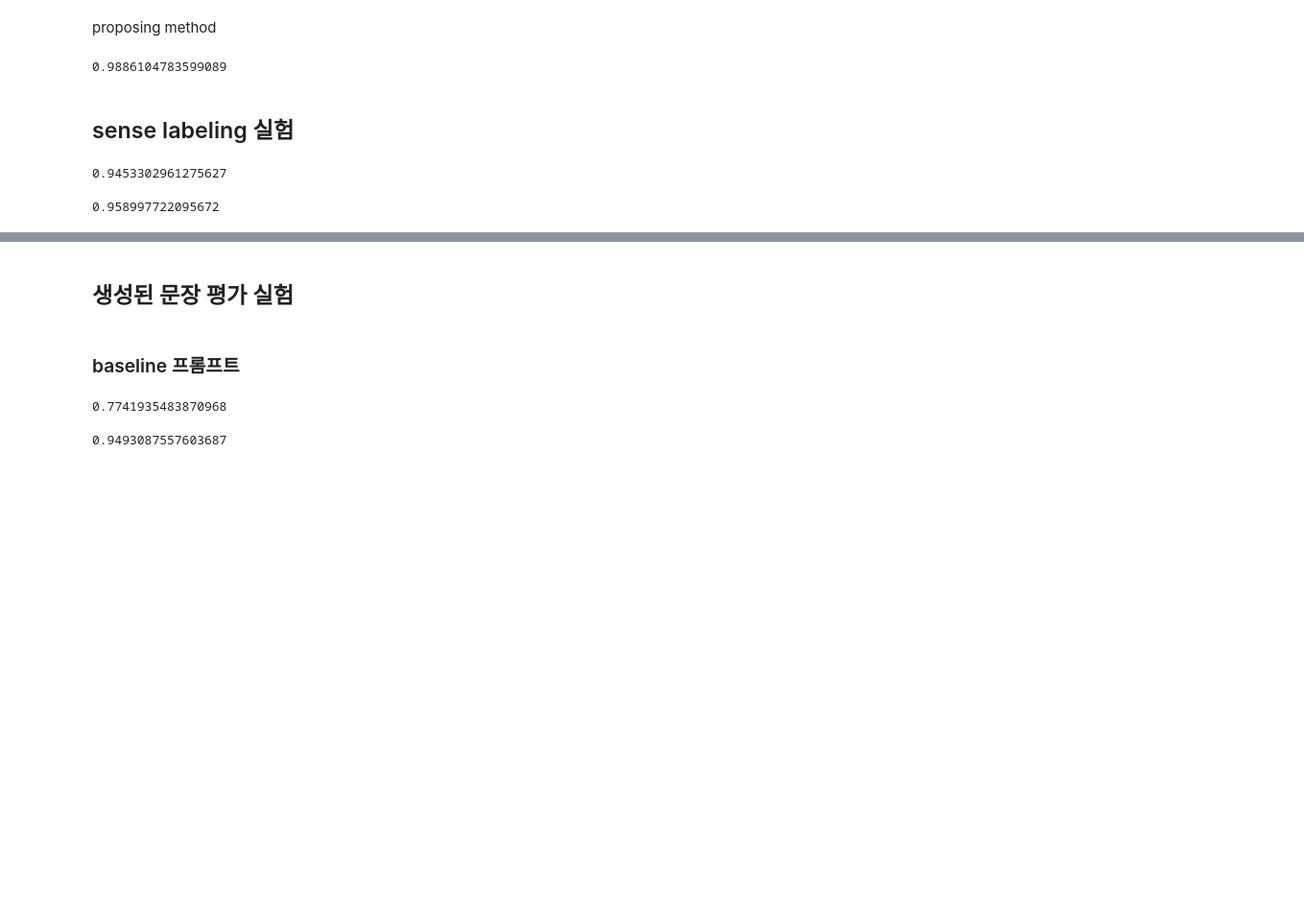
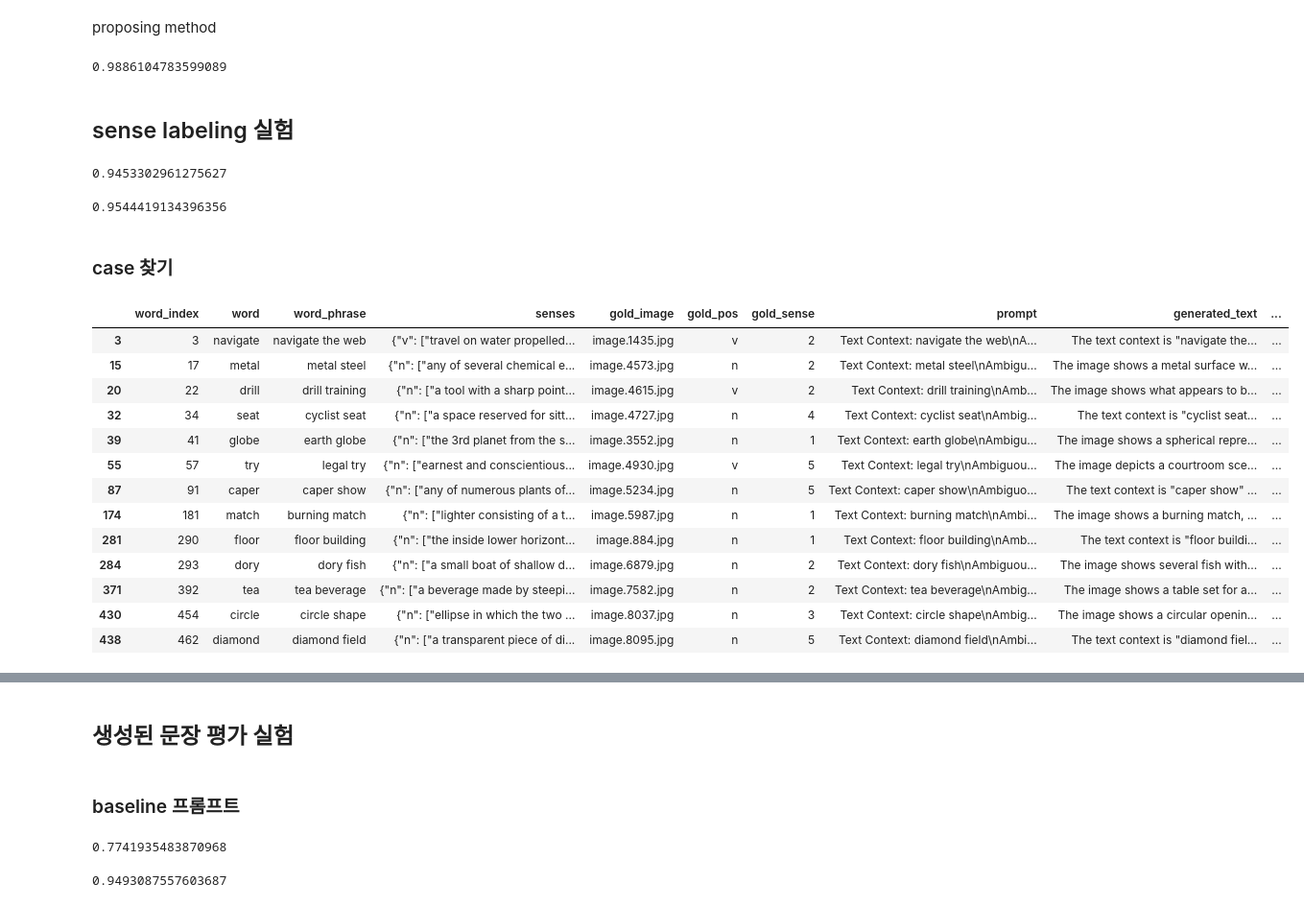
Before and after one commit to BlessingDev/Word-Sense-Disambiguation-with-Visual-Context, a Jupyter notebook: documents/evaluation.ipynb, the cells around one changed output, grey strips where cells are left out. Shown at 96% size. Cells and saved outputs as stored; diff of their text form; code cells hidden in the pictures; blank space fills up the shorter version.

```diff
--- a/documents/evaluation.ipynb
+++ b/documents/evaluation.ipynb
@@ -1977,7 +1977,7 @@ print(acc)
 0.9453302961275627
 # %%
 import pandas as pd
-result_df = pd.read_csv("/workspace/data/test_set_process/inference/wsd_set_entire_sense_search_labeled_gemma-3-27b-it.csv")
+result_df = pd.read_csv("/workspace/data/test_set_process/inference/wsd_set_entire_sense_search_labeled_fixed_gemma-3-27b-it.csv")
 
 
 for index, row in result_df.iterrows():
@@ -1991,4 +1991,57 @@ for index, row in result_df.iterrows():
 acc = (result_df["predicted_label"] == result_df["gold_sense"]).sum() / len(result_df)
 print(acc)
 # %% [output]
-0.958997722095672
+0.9544419134396356
+# %% [markdown]
+### case 찾기
+# %%
+result_df = pd.read_csv("/workspace/data/test_set_process/inference/wsd_set_entire_sense_search_labeled_fixed_gemma-3-27b-it.csv")
+
+
+for index, row in result_df.iterrows():
+    pred_label = row["generated_text"].split("A:")[-1].strip().lower()
+    try:
+        mapped_label = int(pred_label)
+        result_df.at[index, "predicted_label"] = mapped_label
+    except ValueError:
+        result_df.at[index, "predicted_label"] = -1
+
+sense_search_df = result_df
+
+result_df = pd.read_csv("/workspace/data/test_set_process/inference/wsd_set_entire_sense_baseline_gemma-3-27b-it.csv")
+
+
+for index, row in result_df.iterrows():
+    pred_label = row["generated_text"].split("A:")[-1].strip().lower()
+    try:
+        mapped_label = int(pred_label)
+        result_df.at[index, "predicted_label"] = mapped_label
+    except ValueError:
+        result_df.at[index, "predicted_label"] = -1
+
+sense_df = result_df
+
+# sense에서 틀렸지만, search에서 맞춘 sample
+sense_incorrect = sense_df[sense_df["predicted_label"] != sense_df["gold_sense"]]
+sense_incorrect_ids = set(sense_incorrect["word_index"])
+search_correct = sense_search_df[sense_search_df["predicted_label"] == sense_search_df["gold_sense"]]
+search_correct_ids = set(search_correct["word_index"])
+focus_ids = sense_incorrect_ids.intersection(search_correct_ids)
+focus_samples = sense_df[sense_df["word_index"].isin(focus_ids)]
+
+focus_samples
+# %% [output]
+|  | word_index | word | word_phrase | senses | gold_image | gold_pos | gold_sense | prompt | generated_text | ... |
+| 3 | 3 | navigate | navigate the web | {"v": ["travel on water propelled... | image.1435.jpg | v | 2 | Text Context: navigate the web\nA... | The text context is "navigate the... | ... |
+| 15 | 17 | metal | metal steel | {"n": ["any of several chemical e... | image.4573.jpg | n | 2 | Text Context: metal steel\nAmbigu... | The image shows a metal surface w... | ... |
+| 20 | 22 | drill | drill training | {"n": ["a tool with a sharp point... | image.4615.jpg | v | 2 | Text Context: drill training\nAmb... | The image shows what appears to b... | ... |
+| 32 | 34 | seat | cyclist seat | {"n": ["a space reserved for sitt... | image.4727.jpg | n | 4 | Text Context: cyclist seat\nAmbig... | The text context is "cyclist seat... | ... |
+| 39 | 41 | globe | earth globe | {"n": ["the 3rd planet from the s... | image.3552.jpg | n | 1 | Text Context: earth globe\nAmbigu... | The image shows a spherical repre... | ... |
+| 55 | 57 | try | legal try | {"n": ["earnest and conscientious... | image.4930.jpg | v | 5 | Text Context: legal try\nAmbiguou... | The image depicts a courtroom sce... | ... |
+| 87 | 91 | caper | caper show | {"n": ["any of numerous plants of... | image.5234.jpg | n | 5 | Text Context: caper show\nAmbiguo... | The text context is "caper show" ... | ... |
+| 174 | 181 | match | burning match | {"n": ["lighter consisting of a t... | image.5987.jpg | n | 1 | Text Context: burning match\nAmbi... | The image shows a burning match, ... | ... |
+| 281 | 290 | floor | floor building | {"n": ["the inside lower horizont... | image.884.jpg | n | 1 | Text Context: floor building\nAmb... | The text context is "floor buildi... | ... |
+| 284 | 293 | dory | dory fish | {"n": ["a small boat of shallow d... | image.6879.jpg | n | 2 | Text Context: dory fish\nAmbiguou... | The image shows several fish with... | ... |
+| 371 | 392 | tea | tea beverage | {"n": ["a beverage made by steepi... | image.7582.jpg | n | 2 | Text Context: tea beverage\nAmbig... | The image shows a table set for a... | ... |
+| 430 | 454 | circle | circle shape | {"n": ["ellipse in which the two ... | image.8037.jpg | n | 3 | Text Context: circle shape\nAmbig... | The image shows a circular openin... | ... |
+| 438 | 462 | diamond | diamond field | {"n": ["a transparent piece of di... | image.8095.jpg | n | 5 | Text Context: diamond field\nAmbi... | The text context is "diamond fiel... | ... |
```
Also changed, not shown: parts of 12 cells of this notebook, 26 other files.
